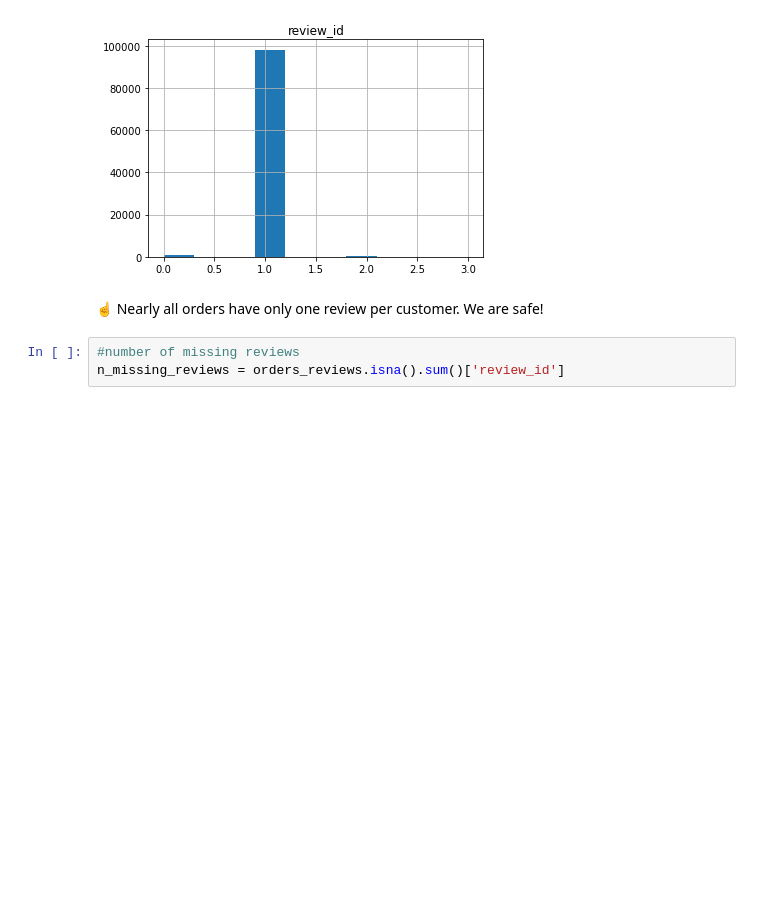
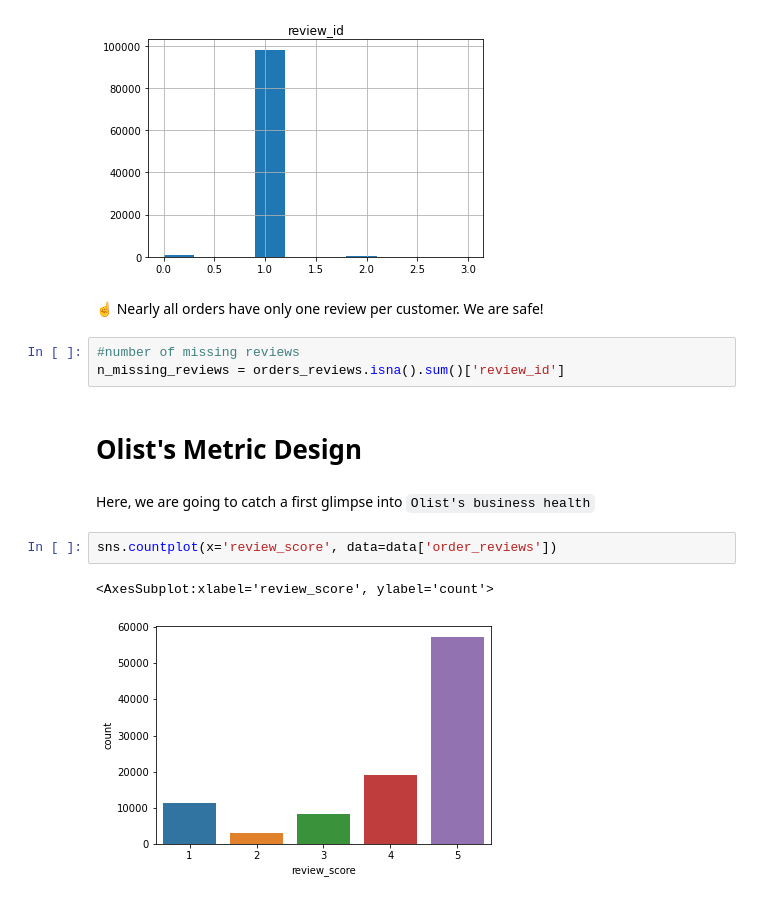
Before and after one commit to TshepoKubeka/O-list-Project, a Jupyter notebook: notebooks/Untitled.ipynb, the cells around one changed output. Cells and saved outputs as stored; diff of their text form; blank space fills up the shorter version.

Commit message:
start of metric design

```diff
--- a/notebooks/Untitled.ipynb
+++ b/notebooks/Untitled.ipynb
@@ -198,3 +195,12 @@ orders_reviews.groupby(["order_id", "customer_id"]).count().hist();
 # %%
 #number of missing reviews
 n_missing_reviews = orders_reviews.isna().sum()['review_id']
+# %% [markdown]
+# Olist's Metric Design
+# %% [markdown]
+Here, we are going to catch a first glimpse into `Olist's business health`
+# %%
+sns.countplot(x='review_score', data=data['order_reviews'])
+# %% [output]
+<AxesSubplot:xlabel='review_score', ylabel='count'>
+[figure, added]
```
Also changed, not shown: parts of 2 cells of this notebook.
